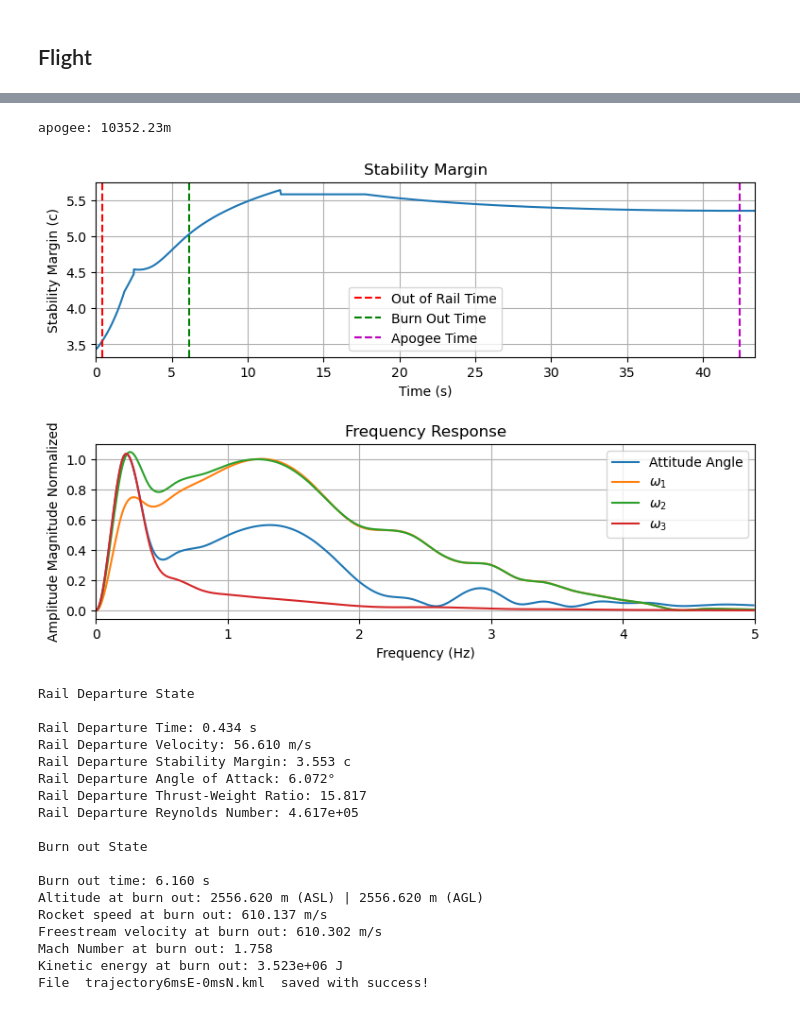
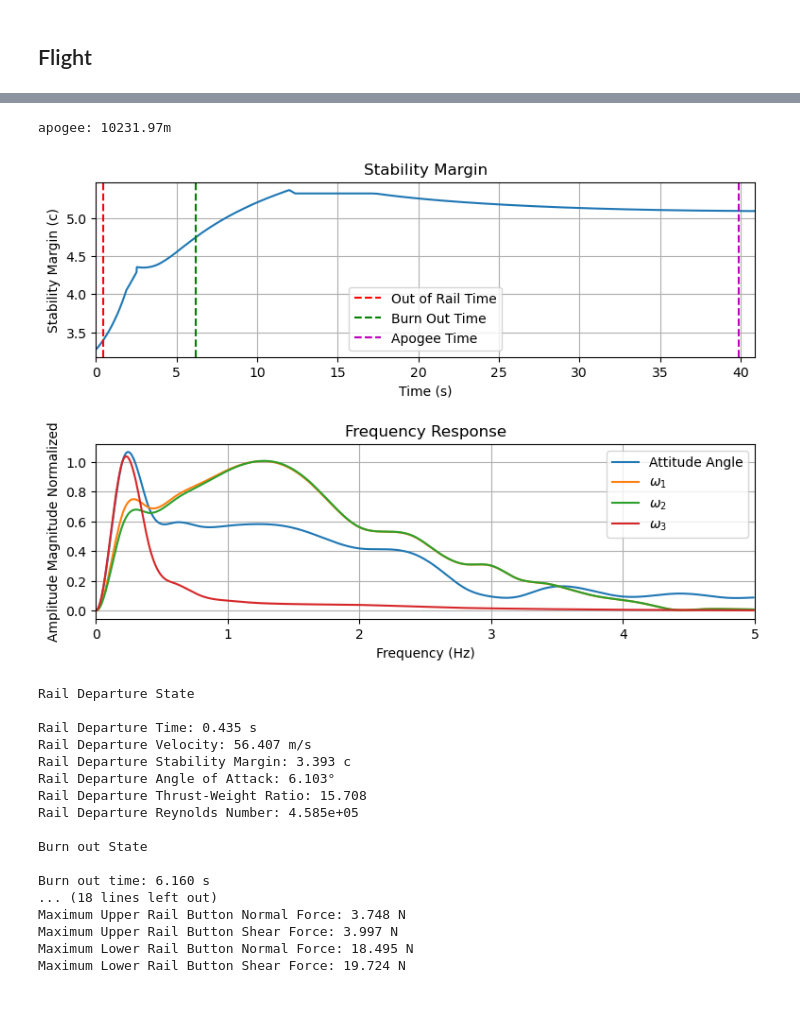
Before and after one commit to Woliks/Ratatosk, a Jupyter notebook: RocketPy_sim_ratatoskr-main (2)/RocketPy_sim_ratatoskr-main/RocketPy_sim_ratatoskr-main/RataTosk_Horizon.ipynb, the cells around one changed output, grey strips where cells are left out. Drawn from its saved outputs; the diff is of its cells as text; code cells hidden in the pictures.

```diff
--- a/RocketPy_sim_ratatoskr-main (2)/RocketPy_sim_ratatoskr-main/RocketPy_sim_ratatoskr-main/RataTosk_Horizon.ipynb
+++ b/RocketPy_sim_ratatoskr-main (2)/RocketPy_sim_ratatoskr-main/RocketPy_sim_ratatoskr-main/RataTosk_Horizon.ipynb
@@ -190,16 +191,15 @@ Ixy_Avionics = Prallel_axis_theorem(I_Avionics[0], 1.7, z)
 
 Ixy_tot = Ixy_Payload + I
 '''
-
 # Defining Rocket object
 # (Disse tallene er sjekket og korrekte)
 Ratatoskr = Rocket(
-    inertia = (22.11972496217,22.11972526641,0.06868876027),  # Finns? Nose cone?
-    power_off_drag = r"Drag_Coefficent.csv",
-    power_on_drag = r"Drag_Coefficent.csv",
-    radius = 0.064,  # Outer radius of the rocket body in meters (m)
-    mass = 13.568,  # Dry mass (kg)
-    center_of_mass_without_motor = 1.38, # (m)
+    inertia = (20.16459611, 20.16459642, 0.04881522), #Hentet fra Solidworks
+    power_on_drag = r"mach_dragco_on.csv", #Begge hentet fra OpenRocket
+    power_off_drag = r"mach_dragco_off.csv",
+    radius = 0.128/2,  # Outer radius of the rocket body in meters (m)
+    mass = 13.768,  # Dry mass (kg)
+    center_of_mass_without_motor = 1.43, # (m)
     coordinate_system_orientation = "nose_to_tail"
 )
 Ratatoskr.add_motor(Motor, position = 2.97)
@@ -337,9 +337,9 @@ Ballitoskr_dict = { # Ballistic
 testFlight = Flight(
     rocket=Ratatoskr,
     environment=Env,
-    rail_length=12,
-    inclination=84,
-    heading=155 # Is set from google earth
+    rail_length=12, #(m)
+    inclination=84, # Rail inclination angle (degrees from horizontal)
+    heading=133 # Launch direction from Design Test Evluation Guide EuRoC 2026 Horizon.pdf
 )
 
 # compare flights
@@ -348,6 +348,7 @@ testFlight = Flight(
 #testFlight.all_info()
 testFlight.plots.trajectory_3d()
 print(f"apogee: {testFlight.apogee:.2f}m")
+
 #testFlight.plots.rail_buttons_forces()
 testFlight.plots.stability_and_control_data()
 testFlight.prints.out_of_rail_conditions()
@@ -360,4 +361,7 @@ testFlight.export_kml(
     extrude=True,
     altitude_mode="relative_to_ground",
 )
+
+testFlight.prints.maximum_values()
+testFlight.stability_margin()
 # %% [output]
@@ -365,20 +369,19 @@ testFlight.export_kml(
-apogee: 10352.23m
+apogee: 10231.97m
-[figure, old version]
+[figure, new version]
 Rail Departure State
 
-Rail Departure Time: 0.434 s
-Rail Departure Velocity: 56.610 m/s
-Rail Departure Stability Margin: 3.553 c
-Rail Departure Angle of Attack: 6.072°
-Rail Departure Thrust-Weight Ratio: 15.817
-Rail Departure Reynolds Number: 4.617e+05
+Rail Departure Time: 0.435 s
+Rail Departure Velocity: 56.407 m/s
+Rail Departure Stability Margin: 3.393 c
+Rail Departure Angle of Attack: 6.103°
+Rail Departure Thrust-Weight Ratio: 15.708
+Rail Departure Reynolds Number: 4.585e+05
 
 Burn out State
 
 Burn out time: 6.160 s
-Altitude at burn out: 2556.620 m (ASL) | 2556.620 m (AGL)
-Rocket speed at burn out: 610.137 m/s
-Freestream velocity at burn out: 610.302 m/s
-Mach Number at burn out: 1.758
-Kinetic energy at burn out: 3.523e+06 J
-File  trajectory6msE-0msN.kml  saved with success!
+... (18 lines left out)
+Maximum Upper Rail Button Normal Force: 3.748 N
+Maximum Upper Rail Button Shear Force: 3.997 N
+Maximum Lower Rail Button Normal Force: 18.495 N
+Maximum Lower Rail Button Shear Force: 19.724 N
```
Also changed, not shown: parts of 3 cells of this notebook, 4 other files.
